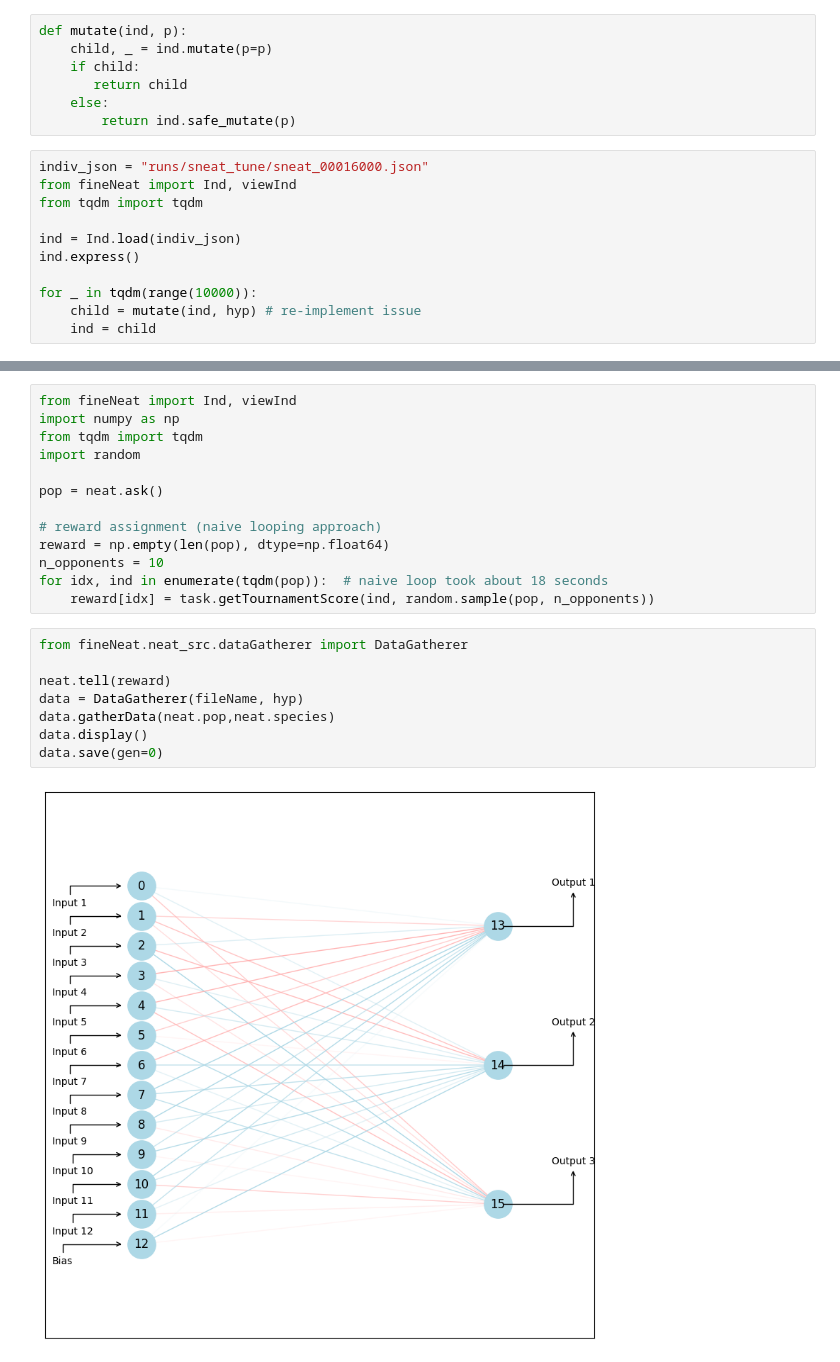
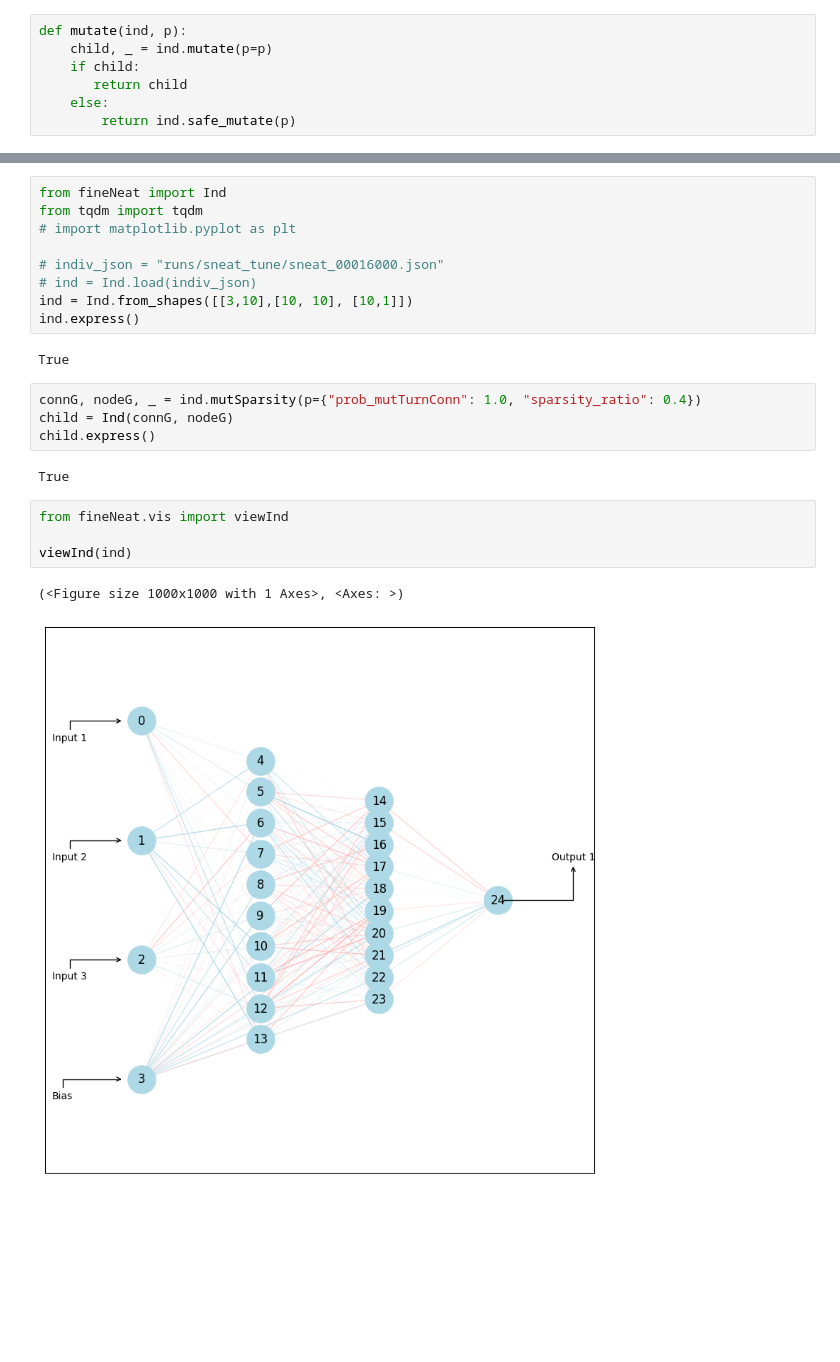
Before and after one commit to fangyuan-ksgk/SlimeBall, a Jupyter notebook: test.ipynb, the cells around one changed output, grey strips where cells are left out. Cells and saved outputs as stored; diff of their text form; blank space fills up the shorter version.

Commit message:
refactored fine-neat package

```diff
--- a/test.ipynb
+++ b/test.ipynb
@@ -24,14 +24,3 @@ def mutate(ind, p):
        return child
     else:
         return ind.safe_mutate(p)
-# %%
-indiv_json = "runs/sneat_tune/sneat_00016000.json"
-from fineNeat import Ind, viewInd
-from tqdm import tqdm
-
-ind = Ind.load(indiv_json)
-ind.express()
-
-for _ in tqdm(range(10000)):
-    child = mutate(ind, hyp) # re-implement issue
-    ind = child
@@ -46,23 +27,24 @@ AssertionError: :: Naive parameter mutation gives errored individual
-# %%
-from fineNeat import Ind, viewInd
-import numpy as np
-from tqdm import tqdm
-import random
-
-pop = neat.ask()
-
-# reward assignment (naive looping approach)
-reward = np.empty(len(pop), dtype=np.float64)
-n_opponents = 10
-for idx, ind in enumerate(tqdm(pop)):  # naive loop took about 18 seconds
-    reward[idx] = task.getTournamentScore(ind, random.sample(pop, n_opponents))
-# %%
-from fineNeat.neat_src.dataGatherer import DataGatherer
-
-neat.tell(reward)
-data = DataGatherer(fileName, hyp)
-data.gatherData(neat.pop,neat.species)
-data.display()
-data.save(gen=0)
-# %% [output]
-[figure, removed]
+# %%
+from fineNeat import Ind
+from tqdm import tqdm
+# import matplotlib.pyplot as plt
+
+# indiv_json = "runs/sneat_tune/sneat_00016000.json"
+# ind = Ind.load(indiv_json)
+ind = Ind.from_shapes([[3,10],[10, 10], [10,1]])
+ind.express()
+# %% [output]
+True
+# %%
+connG, nodeG, _ = ind.mutSparsity(p={"prob_mutTurnConn": 1.0, "sparsity_ratio": 0.4})
+child = Ind(connG, nodeG)
+child.express()
+# %% [output]
+True
+# %%
+from fineNeat.vis import viewInd
+
+viewInd(ind)
+# %% [output]
+(<Figure size 1000x1000 with 1 Axes>, <Axes: >)
+[figure, added]
```
Also changed, not shown: parts of 5 cells of this notebook, 9 other files.
